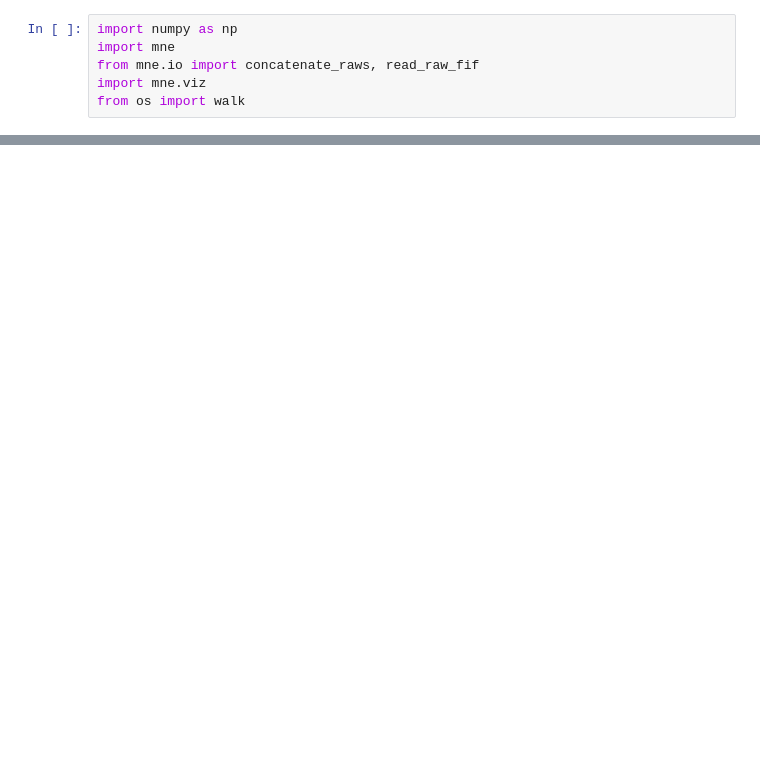
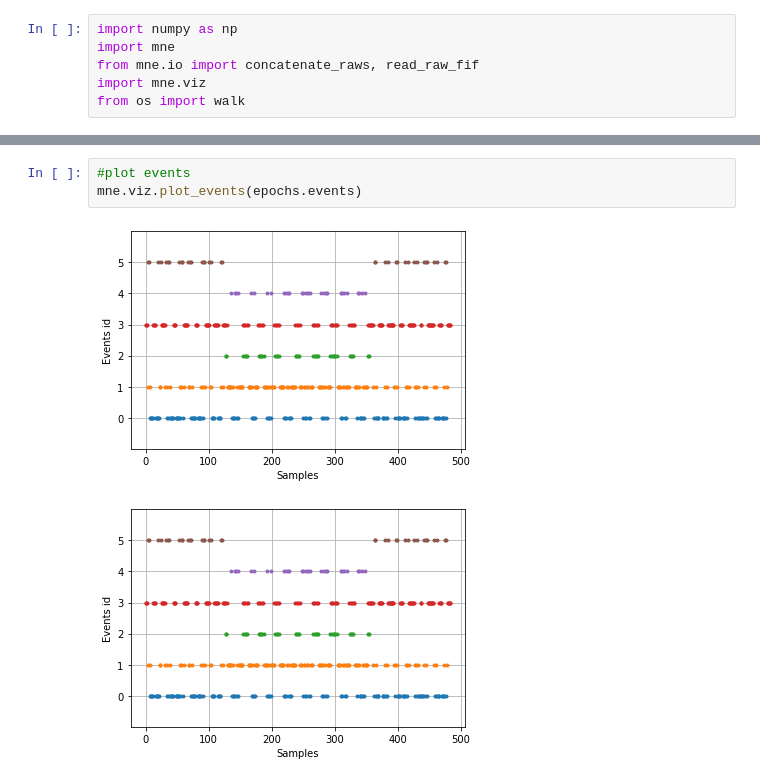
Before and after one commit to aath0/AlgorithmsNeuroscience, a Jupyter notebook: Tutorials/study1.ipynb, the cells around one changed output, grey strips where cells are left out. Cells and saved outputs as stored; diff of their text form; blank space fills up the shorter version.

```diff
--- a/Tutorials/study1.ipynb
+++ b/Tutorials/study1.ipynb
@@ -84,0 +112,6 @@ ValueError: picks (array-like of str) could not be interpreted as channel names
+# %%
+#plot events
+mne.viz.plot_events(epochs.events)
+# %% [output]
+[figure, added]
+[figure, added]
```
Also changed, not shown: parts of 13 cells of this notebook.
